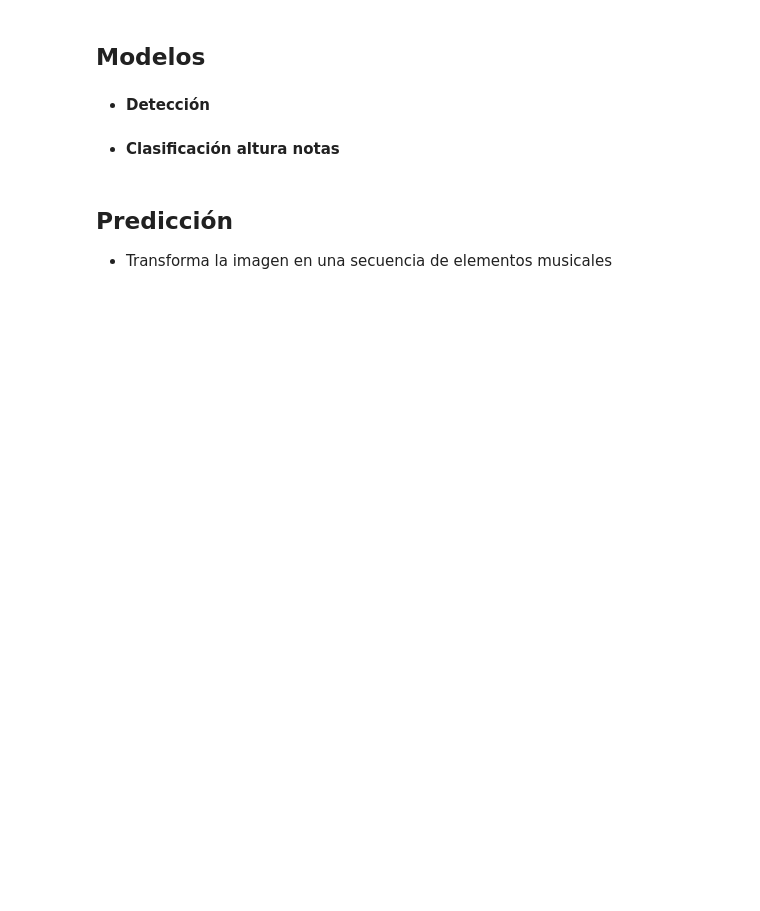
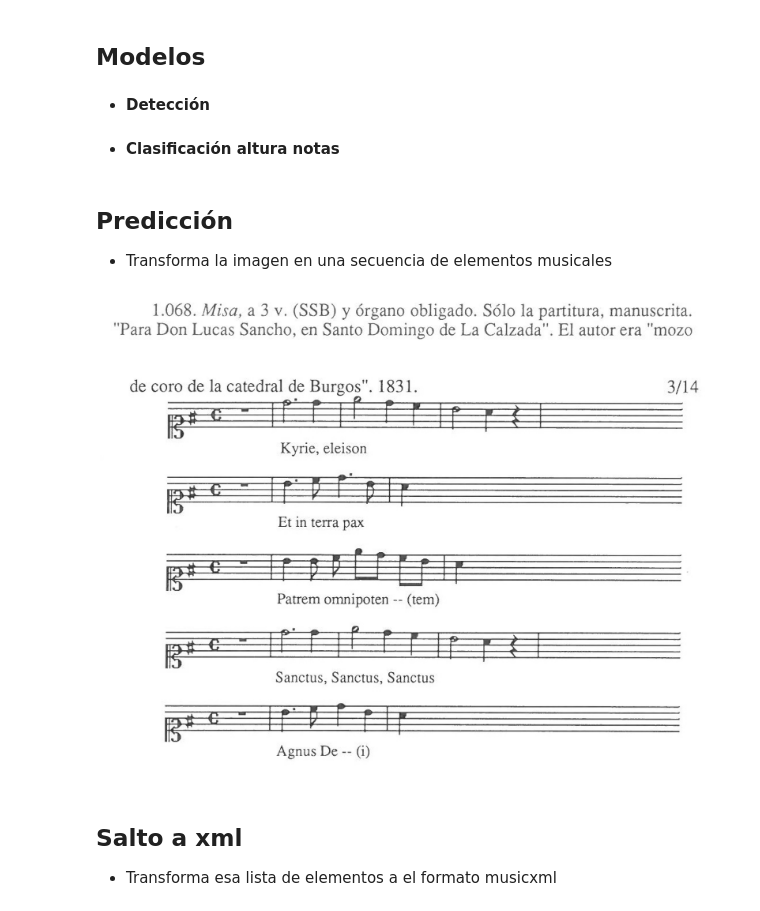
Before and after one commit to gosantam/MusicaCatedralStoDomingoIER, a Jupyter notebook: Notebooks/SacarMúsica/image2xml.ipynb, the cells around one changed output. Drawn from its saved outputs; the diff is of its cells as text; code cells hidden in the pictures; blank space fills up the shorter version.

```diff
--- a/Notebooks/SacarMúsica/image2xml.ipynb
+++ b/Notebooks/SacarMúsica/image2xml.ipynb
@@ -60,0 +61,13 @@ xml_names = {'claved':'C','claves':'G','Clavef':'F','nota1':'quarter','nota2':'h
+# %%
+with open("Obras_final.pickle", "rb") as f:
+    Obras_final = pickle.load(f)
+with open("ini_Obras.pickle", "rb") as f:
+    ini_Obras = pickle.load(f)
+# %%
+def mostrarImagen(img):
+  fig, ax = plt.subplots(1,1,figsize=(16,16))
+  ax.imshow(img,cmap=plt.cm.binary)
+  ax.axis('off')
+  ax.xaxis.set_ticklabels([])
+  ax.yaxis.set_ticklabels([])
+  plt.show()
@@ -169,4 +244,21 @@ altura_notas = load_learner('export.pkl')
 # %% [markdown]
 ## Predicción
 - Transforma la imagen en una secuencia de elementos musicales
+# %%
+Obras_final['Aguayo, Cándido']
+Obra = []
+pag = 247
+n = len(Obras_final['Aguayo, Cándido'][1068]['Coordenadas'])
+for j in range(0,n):
+  x,y,w,h = Obras_final['Aguayo, Cándido'][1068]['Coordenadas'][j]
+  fot = cv2.imread('Fotos/pag'+str(pag+j)+'.jpg')
+  fot = cv2.cvtColor(fot,cv2.COLOR_BGR2RGB)
+  Obra.append(fot[y:y+h+5,x:x+w])
+Obra = np.concatenate(Obra,axis=0)
+mostrarImagen(Obra)
+# %% [output]
+[figure, added]
+# %% [markdown]
+## Salto a xml
+- Transforma esa lista de elementos a el formato musicxml
 # %%
```
Also changed, not shown: parts of 15 cells of this notebook.
